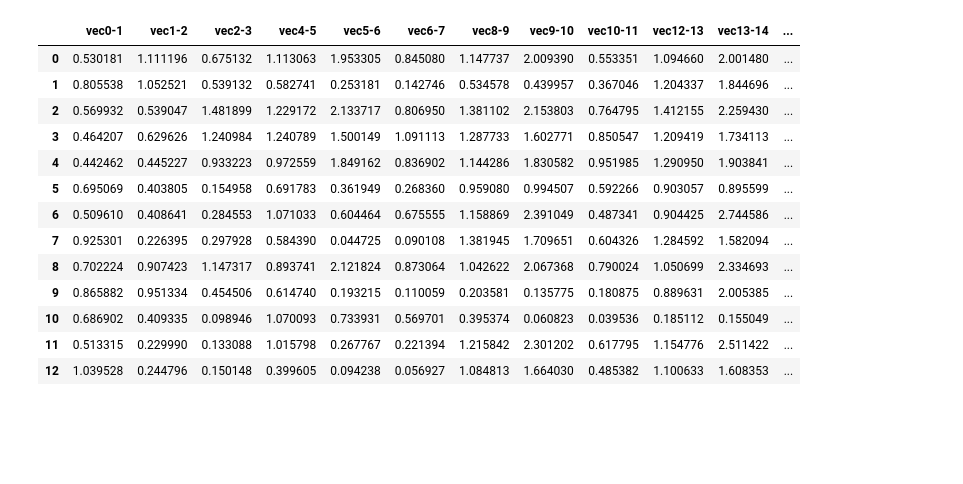
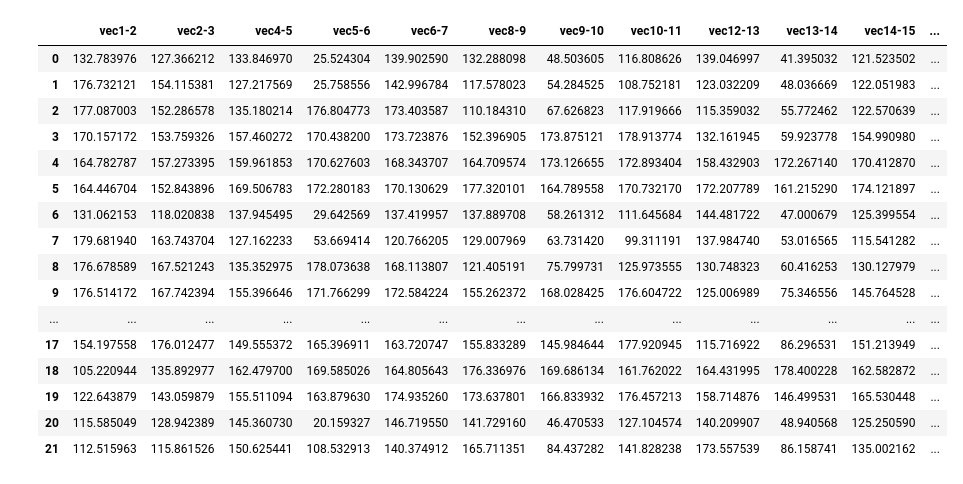
Before and after one commit to devwithpug/RandHand-Chat, a Jupyter notebook: mediaPipe/analysis.ipynb, the cells around one changed output. Saved outputs shown, nothing was run; the diff lists cells and outputs as text; code cells hidden in the pictures; blank space fills up the shorter version.

```diff
--- a/mediaPipe/analysis.ipynb
+++ b/mediaPipe/analysis.ipynb
@@ -37,28 +115,33 @@ for c, v in zip(vector_columnList, vector_direction):
     df.loc['z'] = data['z'+str(v[1])]-data['z'+str(v[0])]
     vector_data.append(df.T)
 # %%
-degree_list = [[0,1], [1,2], [2,3], [4,5], [5,6], [6,7], [8,9], [9,10], [10,11], [12,13], [13,14], [14,15], [16,17], [17,18], [18,19]]
+# 필요한 각도 계산
+
+degree_list = [[1,2],[2,3], [4,5], [5,6], [6,7], [8,9], [9,10], [10,11], [12,13], [13,14], [14,15], [16,17], [17,18], [18,19]]
+
 result = pd.DataFrame()
+
 for d in degree_list:
-    a=vector_data[d[0]].x*vector_data[d[1]].x+vector_data[d[0]].y*vector_data[d[1]].y+vector_data[d[0]].z*vector_data[d[1]].z
-    b=((vector_data[d[0]].x**2+vector_data[d[0]].y**2+vector_data[d[0]].z**2)**0.5)*((vector_data[d[1]].x**2+vector_data[d[1]].y**2+vector_data[d[1]].z**2)**0.5)
-    result['vec'+str(d[0])+'-'+str(d[1])] = np.arccos(a/b)
-
-label = [0,1,1,1,0,0,2,2,2,3,3,3]
+    a= -vector_data[d[0]].x*vector_data[d[1]].x -vector_data[d[0]].y*vector_data[d[1]].y - vector_data[d[0]].z*vector_data[d[1]].z
+    b=((vector_data[d[0]].x**2 + vector_data[d[0]].y**2 + vector_data[d[0]].z**2)**0.5)*((vector_data[d[1]].x**2 + vector_data[d[1]].y**2 + vector_data[d[1]].z**2)**0.5)
+    result['vec'+str(d[0])+'-'+str(d[1])] = np.arccos(a/b)*180/np.pi
 
 result
 # %% [output]
-|  | vec0-1 | vec1-2 | vec2-3 | vec4-5 | vec5-6 | vec6-7 | vec8-9 | vec9-10 | vec10-11 | vec12-13 | vec13-14 | ... |
-| 0 | 0.530181 | 1.111196 | 0.675132 | 1.113063 | 1.953305 | 0.845080 | 1.147737 | 2.009390 | 0.553351 | 1.094660 | 2.001480 | ... |
-| 1 | 0.805538 | 1.052521 | 0.539132 | 0.582741 | 0.253181 | 0.142746 | 0.534578 | 0.439957 | 0.367046 | 1.204337 | 1.844696 | ... |
-| 2 | 0.569932 | 0.539047 | 1.481899 | 1.229172 | 2.133717 | 0.806950 | 1.381102 | 2.153803 | 0.764795 | 1.412155 | 2.259430 | ... |
-| 3 | 0.464207 | 0.629626 | 1.240984 | 1.240789 | 1.500149 | 1.091113 | 1.287733 | 1.602771 | 0.850547 | 1.209419 | 1.734113 | ... |
-| 4 | 0.442462 | 0.445227 | 0.933223 | 0.972559 | 1.849162 | 0.836902 | 1.144286 | 1.830582 | 0.951985 | 1.290950 | 1.903841 | ... |
-| 5 | 0.695069 | 0.403805 | 0.154958 | 0.691783 | 0.361949 | 0.268360 | 0.959080 | 0.994507 | 0.592266 | 0.903057 | 0.895599 | ... |
-| 6 | 0.509610 | 0.408641 | 0.284553 | 1.071033 | 0.604464 | 0.675555 | 1.158869 | 2.391049 | 0.487341 | 0.904425 | 2.744586 | ... |
-| 7 | 0.925301 | 0.226395 | 0.297928 | 0.584390 | 0.044725 | 0.090108 | 1.381945 | 1.709651 | 0.604326 | 1.284592 | 1.582094 | ... |
-| 8 | 0.702224 | 0.907423 | 1.147317 | 0.893741 | 2.121824 | 0.873064 | 1.042622 | 2.067368 | 0.790024 | 1.050699 | 2.334693 | ... |
-| 9 | 0.865882 | 0.951334 | 0.454506 | 0.614740 | 0.193215 | 0.110059 | 0.203581 | 0.135775 | 0.180875 | 0.889631 | 2.005385 | ... |
-| 10 | 0.686902 | 0.409335 | 0.098946 | 1.070093 | 0.733931 | 0.569701 | 0.395374 | 0.060823 | 0.039536 | 0.185112 | 0.155049 | ... |
-| 11 | 0.513315 | 0.229990 | 0.133088 | 1.015798 | 0.267767 | 0.221394 | 1.215842 | 2.301202 | 0.617795 | 1.154776 | 2.511422 | ... |
-| 12 | 1.039528 | 0.244796 | 0.150148 | 0.399605 | 0.094238 | 0.056927 | 1.084813 | 1.664030 | 0.485382 | 1.100633 | 1.608353 | ... |
+|  | vec1-2 | vec2-3 | vec4-5 | vec5-6 | vec6-7 | vec8-9 | vec9-10 | vec10-11 | vec12-13 | vec13-14 | vec14-15 | ... |
+| 0 | 132.783976 | 127.366212 | 133.846970 | 25.524304 | 139.902590 | 132.288098 | 48.503605 | 116.808626 | 139.046997 | 41.395032 | 121.523502 | ... |
+| 1 | 176.732121 | 154.115381 | 127.217569 | 25.758556 | 142.996784 | 117.578023 | 54.284525 | 108.752181 | 123.032209 | 48.036669 | 122.051983 | ... |
+| 2 | 177.087003 | 152.286578 | 135.180214 | 176.804773 | 173.403587 | 110.184310 | 67.626823 | 117.919666 | 115.359032 | 55.772462 | 122.570639 | ... |
+| 3 | 170.157172 | 153.759326 | 157.460272 | 170.438200 | 173.723876 | 152.396905 | 173.875121 | 178.913774 | 132.161945 | 59.923778 | 154.990980 | ... |
+| 4 | 164.782787 | 157.273395 | 159.961853 | 170.627603 | 168.343707 | 164.709574 | 173.126655 | 172.893404 | 158.432903 | 172.267140 | 170.412870 | ... |
+| 5 | 164.446704 | 152.843896 | 169.506783 | 172.280183 | 170.130629 | 177.320101 | 164.789558 | 170.732170 | 172.207789 | 161.215290 | 174.121897 | ... |
+| 6 | 131.062153 | 118.020838 | 137.945495 | 29.642569 | 137.419957 | 137.889708 | 58.261312 | 111.645684 | 144.481722 | 47.000679 | 125.399554 | ... |
+| 7 | 179.681940 | 163.743704 | 127.162233 | 53.669414 | 120.766205 | 129.007969 | 63.731420 | 99.311191 | 137.984740 | 53.016565 | 115.541282 | ... |
+| 8 | 176.678589 | 167.521243 | 135.352975 | 178.073638 | 168.113807 | 121.405191 | 75.799731 | 125.973555 | 130.748323 | 60.416253 | 130.127979 | ... |
+| 9 | 176.514172 | 167.742394 | 155.396646 | 171.766299 | 172.584224 | 155.262372 | 168.028425 | 176.604722 | 125.006989 | 75.346556 | 145.764528 | ... |
+| ... | ... | ... | ... | ... | ... | ... | ... | ... | ... | ... | ... | ... |
+| 17 | 154.197558 | 176.012477 | 149.555372 | 165.396911 | 163.720747 | 155.833289 | 145.984644 | 177.920945 | 115.716922 | 86.296531 | 151.213949 | ... |
+| 18 | 105.220944 | 135.892977 | 162.479700 | 169.585026 | 164.805643 | 176.336976 | 169.686134 | 161.762022 | 164.431995 | 178.400228 | 162.582872 | ... |
+| 19 | 122.643879 | 143.059879 | 155.511094 | 163.879630 | 174.935260 | 173.637801 | 166.833932 | 176.457213 | 158.714876 | 146.499531 | 165.530448 | ... |
+| 20 | 115.585049 | 128.942389 | 145.360730 | 20.159327 | 146.719550 | 141.729160 | 46.470533 | 127.104574 | 140.209907 | 48.940568 | 125.250590 | ... |
+| 21 | 112.515963 | 115.861526 | 150.625441 | 108.532913 | 140.374912 | 165.711351 | 84.437282 | 141.828238 | 173.557539 | 86.158741 | 135.002162 | ... |
```
Also changed, not shown: parts of 6 cells of this notebook, 3 other files.
